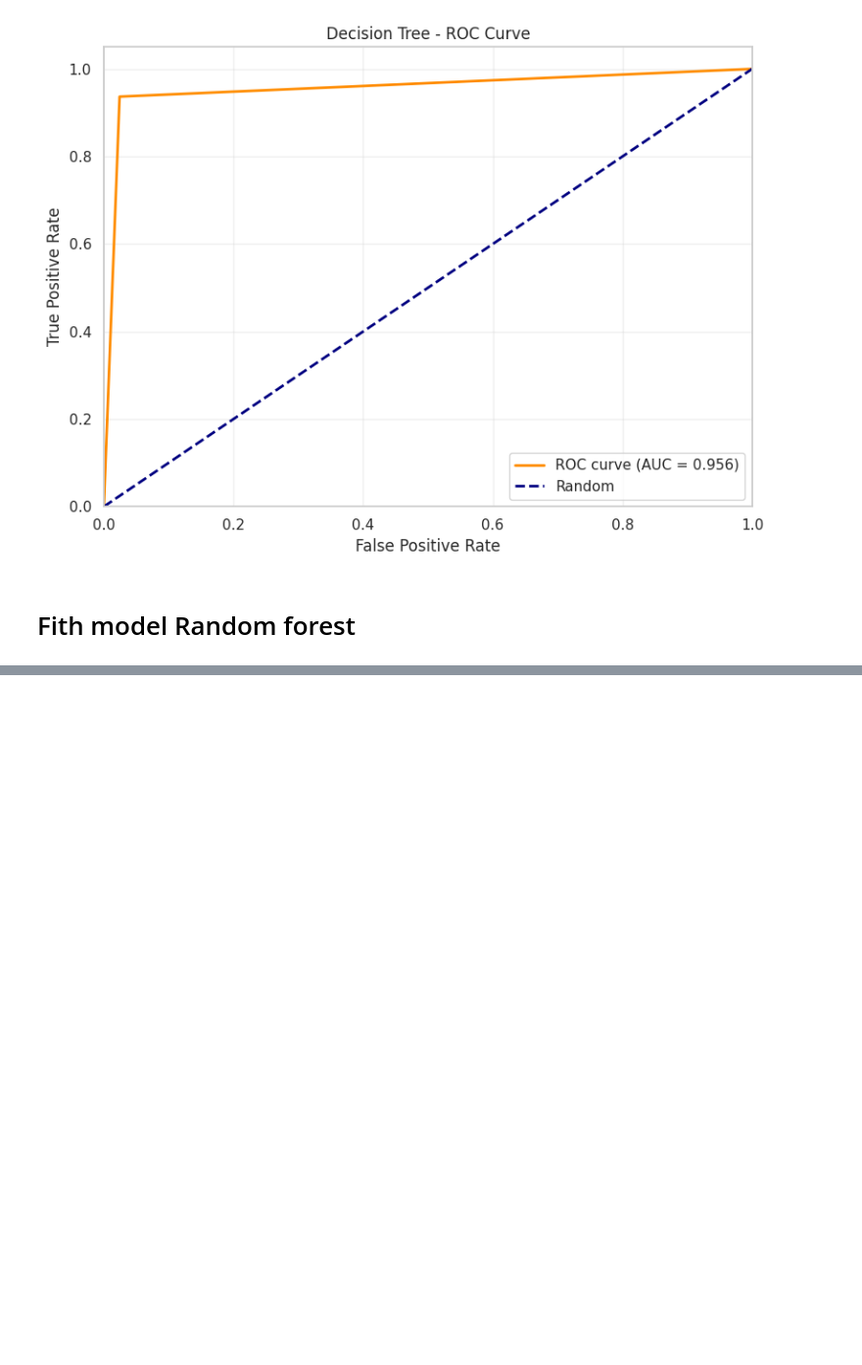
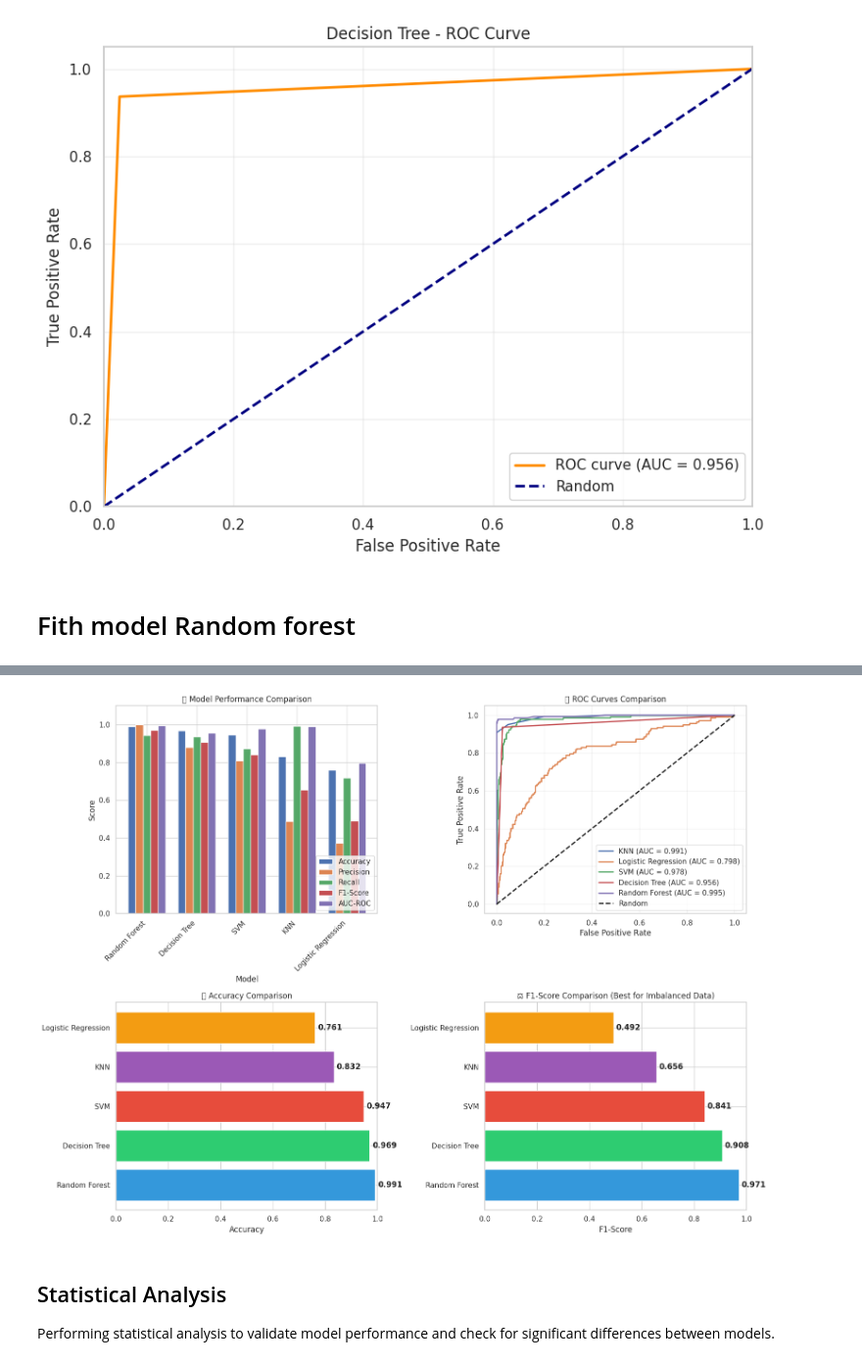
Before and after one commit to yanou16/ai_model, a Jupyter notebook: liverable_final.ipynb, the cells around one changed output, grey strips where cells are left out. Shown at 98% size. Saved outputs shown, nothing was run; the diff lists cells and outputs as text; code cells hidden in the pictures; blank space fills up the shorter version.

```diff
--- a/liverable_final.ipynb
+++ b/liverable_final.ipynb
@@ -1140,0 +1237,63 @@ weighted avg       0.84      0.76      0.79       882
+# %%
+# =========================================================
+# Visual Model Comparison
+# =========================================================
+
+fig, axes = plt.subplots(2, 2, figsize=(16, 12))
+
+# 1. Bar chart - All metrics comparison
+metrics = ['Accuracy', 'Precision', 'Recall', 'F1-Score', 'AUC-ROC']
+x = np.arange(len(comparison_df))
+width = 0.15
+
+for i, metric in enumerate(metrics):
+    axes[0, 0].bar(x + i*width, comparison_df[metric], width, label=metric)
+
+axes[0, 0].set_xlabel('Model')
+axes[0, 0].set_ylabel('Score')
+axes[0, 0].set_title('📊 Model Performance Comparison')
+axes[0, 0].set_xticks(x + width * 2)
+axes[0, 0].set_xticklabels(comparison_df['Model'], rotation=45, ha='right')
+axes[0, 0].legend(loc='lower right')
+axes[0, 0].set_ylim([0, 1.1])
+
+# 2. ROC Curves comparison
+for name, data in models_results.items():
+    fpr, tpr, _ = roc_curve(y_test, data['y_proba'])
+    auc_score = auc(fpr, tpr)
+    axes[0, 1].plot(fpr, tpr, lw=2, label=f'{name} (AUC = {auc_score:.3f})')
+
+axes[0, 1].plot([0, 1], [0, 1], 'k--', lw=2, label='Random')
+axes[0, 1].set_xlabel('False Positive Rate')
+axes[0, 1].set_ylabel('True Positive Rate')
+axes[0, 1].set_title('📈 ROC Curves Comparison')
+axes[0, 1].legend(loc='lower right')
+axes[0, 1].grid(True, alpha=0.3)
+
+# 3. Accuracy comparison bar chart
+colors = ['#3498db', '#2ecc71', '#e74c3c', '#9b59b6', '#f39c12']
+bars = axes[1, 0].barh(comparison_df['Model'], comparison_df['Accuracy'], color=colors)
+axes[1, 0].set_xlabel('Accuracy')
+axes[1, 0].set_title('🎯 Accuracy Comparison')
+axes[1, 0].set_xlim([0, 1])
+for bar, acc in zip(bars, comparison_df['Accuracy']):
+    axes[1, 0].text(acc + 0.01, bar.get_y() + bar.get_height()/2,
+                    f'{acc:.3f}', va='center', fontweight='bold')
+
+# 4. F1-Score comparison (best for imbalanced data)
+bars = axes[1, 1].barh(comparison_df['Model'], comparison_df['F1-Score'], color=colors)
+axes[1, 1].set_xlabel('F1-Score')
+axes[1, 1].set_title('⚖️ F1-Score Comparison (Best for Imbalanced Data)')
+axes[1, 1].set_xlim([0, 1])
+for bar, f1 in zip(bars, comparison_df['F1-Score']):
+    axes[1, 1].text(f1 + 0.01, bar.get_y() + bar.get_height()/2,
+                    f'{f1:.3f}', va='center', fontweight='bold')
+
+plt.tight_layout()
+plt.show()
+# %% [output]
+[figure, added]
+# %% [markdown]
+## Statistical Analysis
+
+Performing statistical analysis to validate model performance and check for significant differences between models.
```
Also changed, not shown: parts of 23 cells of this notebook.
